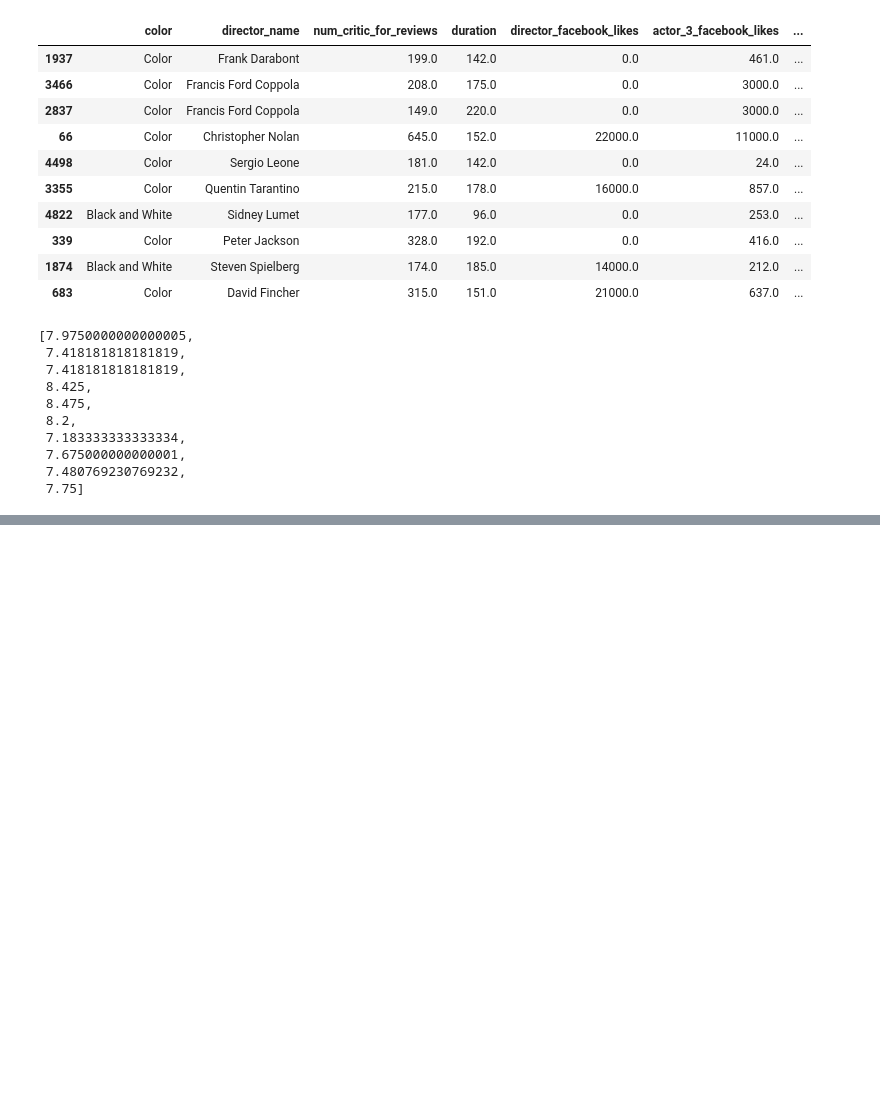
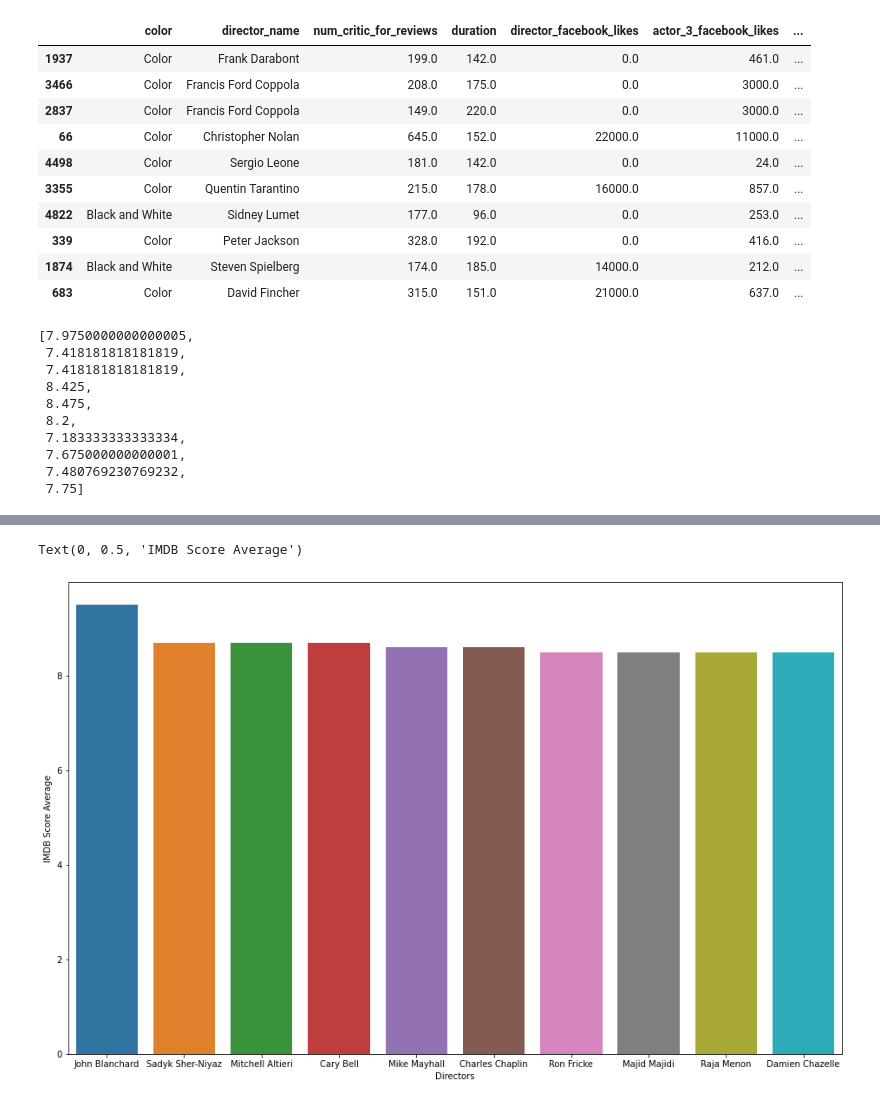
Before and after one commit to KPMcDonough49/dsc-phase-1-project, a Jupyter notebook: vc_working_notebooks/imdb_kaggle_cleaning.ipynb, the cells around one changed output, grey strips where cells are left out. Drawn from its saved outputs; the diff is of its cells as text; code cells hidden in the pictures; blank space fills up the shorter version.

```diff
--- a/vc_working_notebooks/imdb_kaggle_cleaning.ipynb
+++ b/vc_working_notebooks/imdb_kaggle_cleaning.ipynb
@@ -89,0 +142,12 @@ ax.bar(x, y)
+# %%
+#plotting the top 10 grossing directors and their mean imdb scores
+x = df.groupby('director_name').mean()['imdb_score'].sort_values(ascending=False).index[:10]
+y = df.groupby('director_name').mean()['imdb_score'].sort_values(ascending=False).values[:10]
+
+fig, ax = plt.subplots(figsize=(16,10))
+ax = sns.barplot(x, y)
+ax.set_xlabel('Directors')
+ax.set_ylabel('IMDB Score Average')
+# %% [output]
+Text(0, 0.5, 'IMDB Score Average')
+[figure, added]
```
Also changed, not shown: parts of 14 cells of this notebook, 1 other file.
